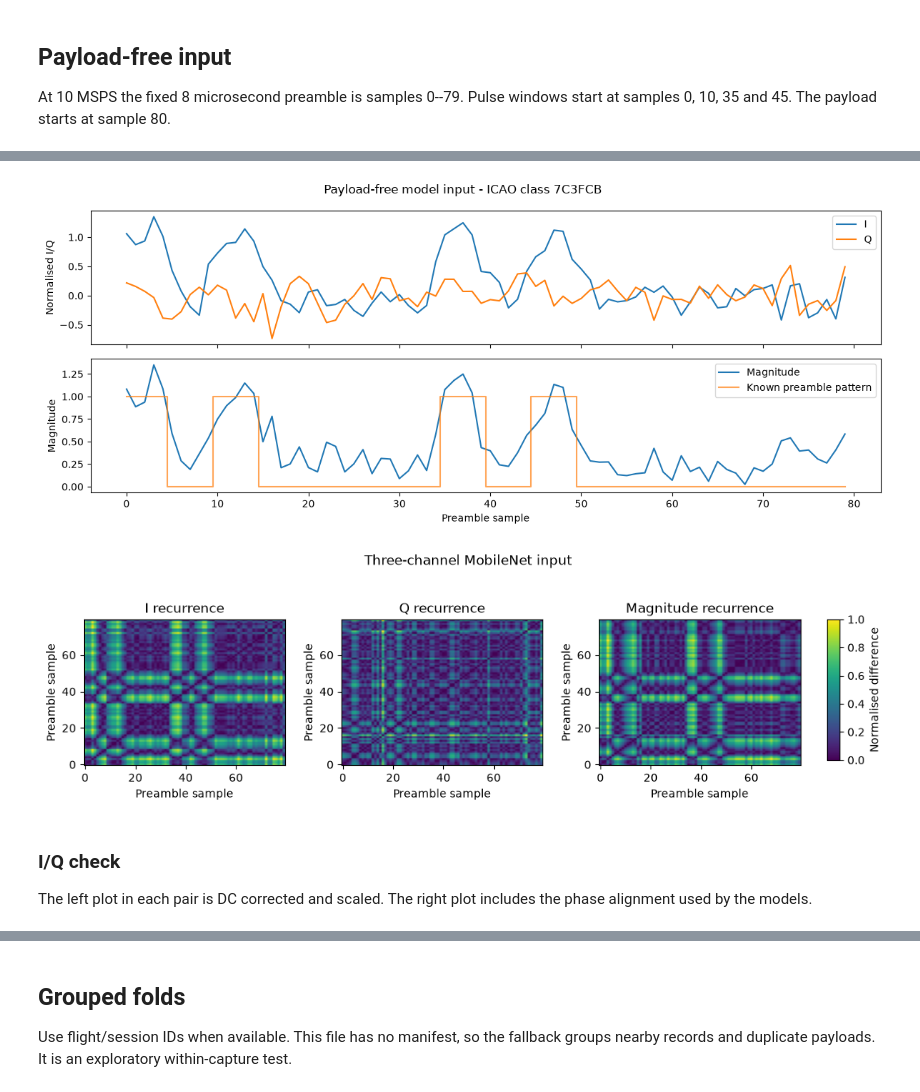
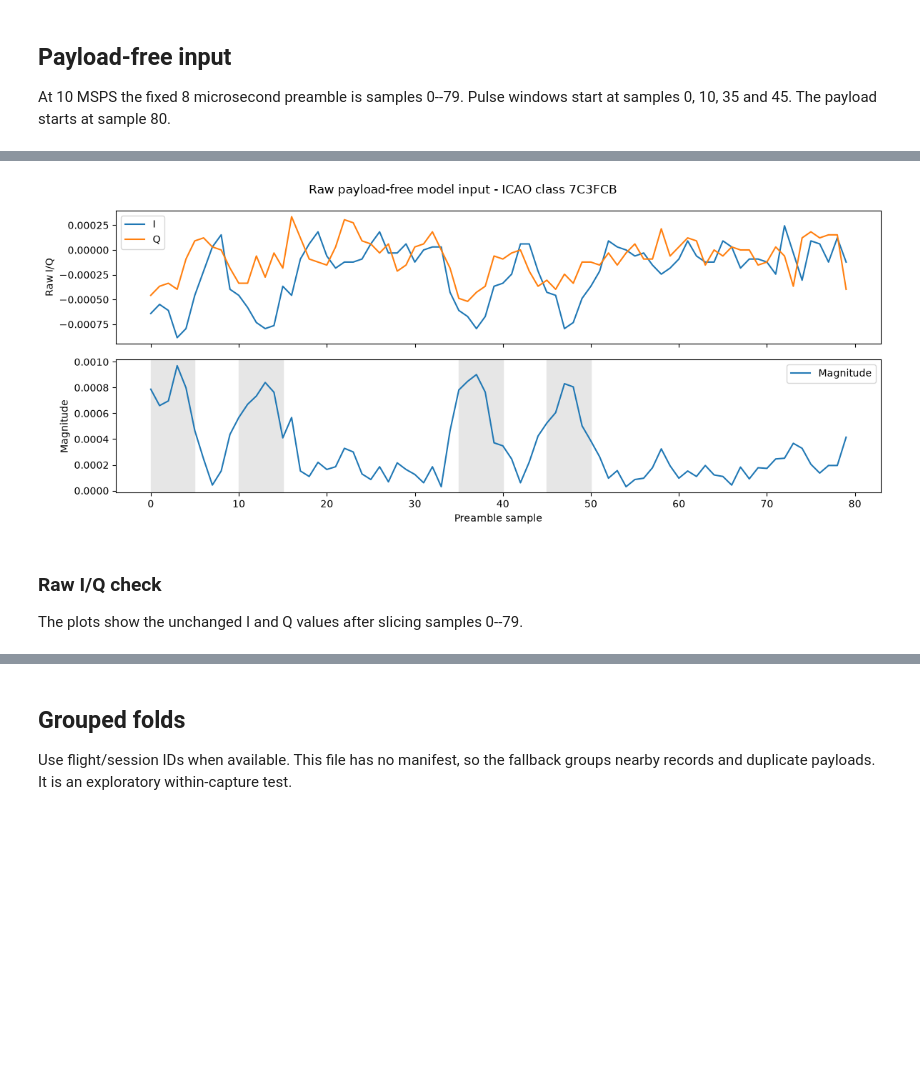
Before and after one commit to JacobBPenglis/An-Investigation-on-Spectrum-Awareness-using-UltraScale-RFSoC-Technology, a Jupyter notebook: analysis/notebooks/adsb_transmitter_identification_rfsoc_kfold.ipynb, the cells around one changed output, grey strips where cells are left out. Saved outputs shown, nothing was run; the diff lists cells and outputs as text; code cells hidden in the pictures; blank space fills up the shorter version.

```diff
--- a/analysis/notebooks/adsb_transmitter_identification_rfsoc_kfold.ipynb
+++ b/analysis/notebooks/adsb_transmitter_identification_rfsoc_kfold.ipynb
@@ -54,7 +54,7 @@ CONFIG = {
         "mobilenet_scratch",
         "imagenet_transfer_mobilenet",
     ),
-    "artifact_dir": Path("adsb_specific_transmitter_outputs"),
+    "artifact_dir": Path("adsb_specific_transmitter_raw_outputs"),
 }
 
 assert CONFIG["preamble_len"] == CONFIG["preamble_half_symbols"] * CONFIG["samples_per_half_symbol"]
@@ -482,51 +466,28 @@ Recurrence image tensor: (558, 3, 80, 80)
 # %%
-# Example inputs. Both stop before the payload.
+# Example raw input. It stops before the payload.
 figure_dir = Path("notes/figures/cr_ml")
 figure_dir.mkdir(parents=True, exist_ok=True)
 example_idx = 0
 
 fig, axes = plt.subplots(2, 1, figsize=(12, 5), sharex=True)
 axes[0].plot(X_preamble[example_idx, 0], label="I")
 axes[0].plot(X_preamble[example_idx, 1], label="Q")
-axes[0].set_ylabel("Normalised I/Q")
+axes[0].set_ylabel("Raw I/Q")
 axes[0].legend()
 axes[1].plot(np.sqrt(np.sum(X_preamble[example_idx] ** 2, axis=0)), label="Magnitude")
-axes[1].step(
-    np.arange(CONFIG["preamble_len"]),
-    PREAMBLE_ACTIVE_MASK.astype(float),
-    where="mid",
-    label="Known preamble pattern",
-    alpha=0.7,
-)
+for start in ACTIVE_HALF_INDICES * CONFIG["samples_per_half_symbol"]:
+    axes[1].axvspan(start, start + CONFIG["samples_per_half_symbol"], color="0.9")
 axes[1].set_xlabel("Preamble sample")
 axes[1].set_ylabel("Magnitude")
 axes[1].legend()
-fig.suptitle(f"Payload-free model input - ICAO class {model_metadata.loc[example_idx, 'icao']}")
+fig.suptitle(f"Raw payload-free model input - ICAO class {model_metadata.loc[example_idx, 'icao']}")
 plt.tight_layout()
-fig.savefig(figure_dir / "06_09_26_preamble_input.png", dpi=180, bbox_inches="tight")
+fig.savefig(figure_dir / "15_09_26_raw_preamble_input.png", dpi=180, bbox_inches="tight")
 plt.show()
-
-fig, axes = plt.subplots(1, 3, figsize=(11, 3.4))
-for axis, image, title in zip(
-    axes,
-    X_recurrence[example_idx],
-    ["I recurrence", "Q recurrence", "Magnitude recurrence"],
-):
-    plot = axis.imshow(image, origin="lower", aspect="auto", vmin=0, vmax=1)
-    axis.set_title(title)
-    axis.set_xlabel("Preamble sample")
-    axis.set_ylabel("Preamble sample")
-fig.subplots_adjust(left=0.06, right=0.88, bottom=0.18, top=0.72, wspace=0.28)
-colour_axis = fig.add_axes([0.91, 0.20, 0.015, 0.52])
-fig.colorbar(plot, cax=colour_axis, label="Normalised difference")
-fig.suptitle("Three-channel MobileNet input", y=0.96)
-fig.savefig(figure_dir / "06_09_26_recurrence_input.png", dpi=180, bbox_inches="tight")
-plt.show()
 # %% [output]
-[figure, old version]
+[figure, new version]
-[figure, removed]
 # %% [markdown]
-### I/Q check
+### Raw I/Q check
 
-The left plot in each pair is DC corrected and scaled. The right plot includes the phase alignment used by the models.
+The plots show the unchanged I and Q values after slicing samples 0--79.
 # %%
```
Also changed, not shown: parts of 12 cells of this notebook.
